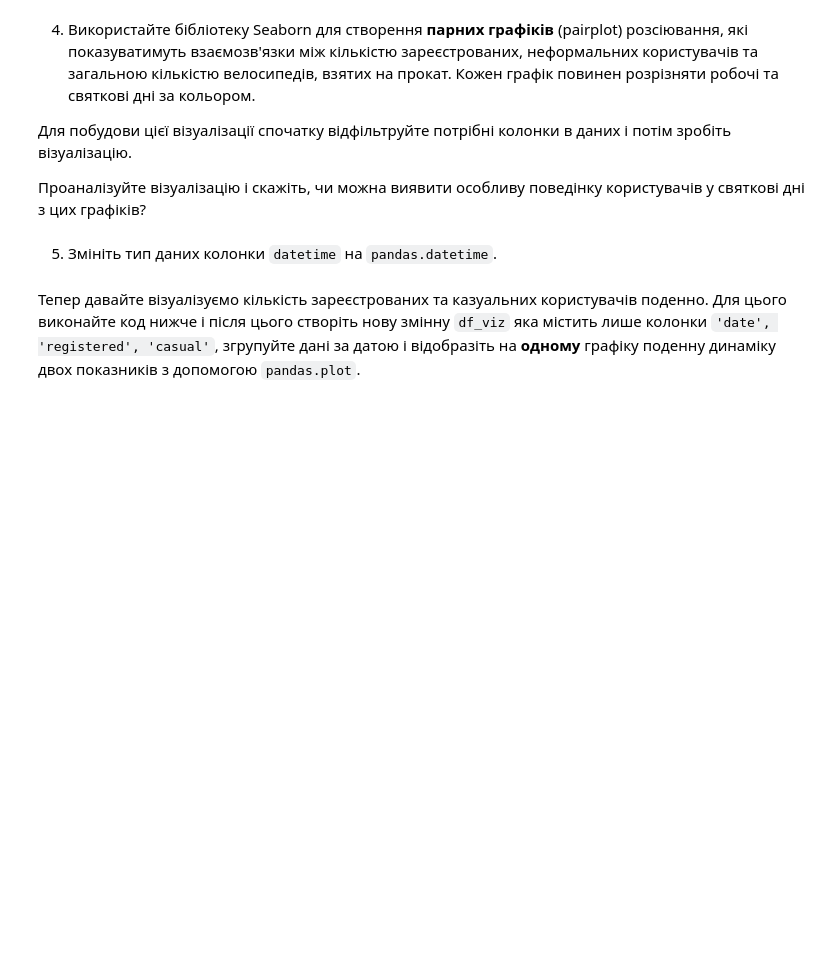
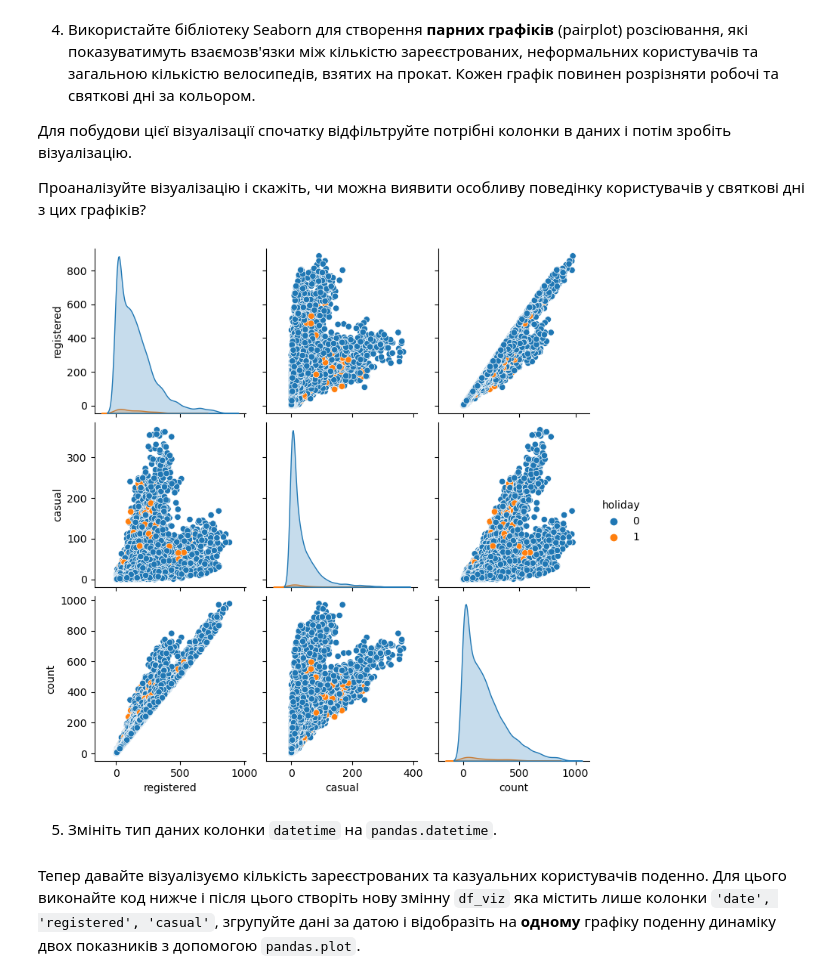
Before and after one commit to TetianaZalivan/Python-Tasks-for-Data-Analytics-, a Jupyter notebook: Done hw_4_5_Візуалізація_з_seaborn.ipynb, the cells around one changed output. Drawn from its saved outputs; the diff is of its cells as text; code cells hidden in the pictures; blank space fills up the shorter version.

```diff
--- a/Done hw_4_5_Візуалізація_з_seaborn.ipynb
+++ b/Done hw_4_5_Візуалізація_з_seaborn.ipynb
@@ -74,5 +74,10 @@ sns.boxplot(data=df, x="weather", y="humidity");
 Для побудови цієї візуалізації спочатку відфільтруйте потрібні колонки в даних і потім зробіть візуалізацію.
 
 Проаналізуйте візуалізацію і скажіть, чи можна виявити особливу поведінку користувачів у святкові дні з цих графіків?
+# %%
+sns.pairplot(data=df[['registered', 'casual', 'count', 'holiday']], hue="holiday");
+#do not see the patterns
+# %% [output]
+[figure, added]
 # %% [markdown]
 5. Змініть тип даних колонки `datetime` на `pandas.datetime`.
```
Also changed, not shown: parts of 2 cells of this notebook.
